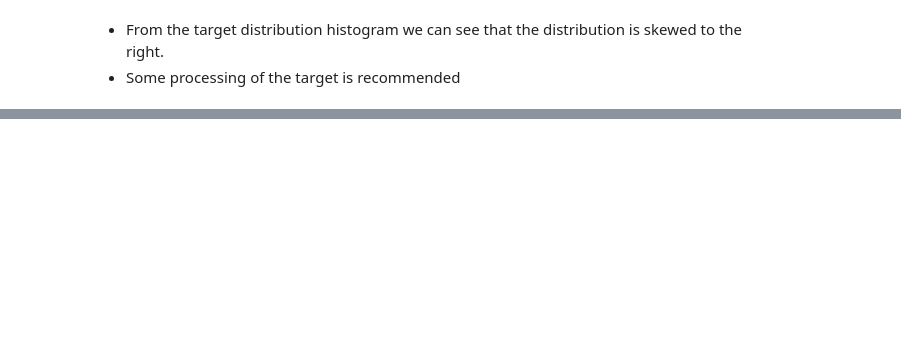
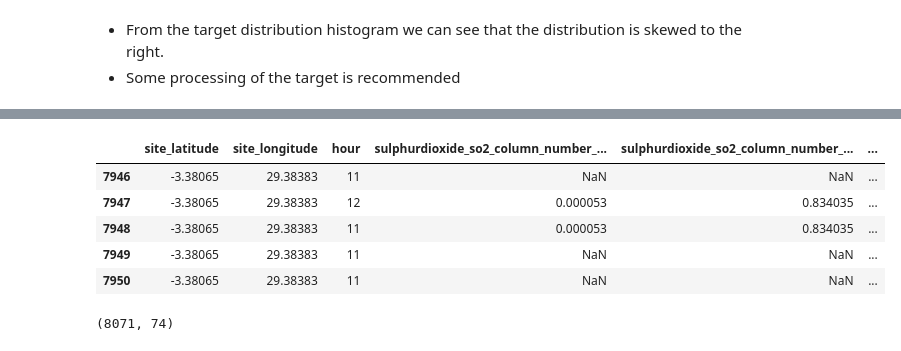
Before and after one commit to ilyesrezgui/AirQo-African-Air-Quality, a Jupyter notebook: Model.ipynb, the cells around one changed output, grey strips where cells are left out. Drawn from its saved outputs; the diff is of its cells as text; code cells hidden in the pictures; blank space fills up the shorter version.

```diff
--- a/Model.ipynb
+++ b/Model.ipynb
@@ -121,0 +149,13 @@ test_df.head()
+# %%
+X.head()
+# %% [output]
+|  | site_latitude | site_longitude | hour | sulphurdioxide_so2_column_number_... | sulphurdioxide_so2_column_number_... | ... |
+| 7946 | -3.38065 | 29.38383 | 11 | NaN | NaN | ... |
+| 7947 | -3.38065 | 29.38383 | 12 | 0.000053 | 0.834035 | ... |
+| 7948 | -3.38065 | 29.38383 | 11 | 0.000053 | 0.834035 | ... |
+| 7949 | -3.38065 | 29.38383 | 11 | NaN | NaN | ... |
+| 7950 | -3.38065 | 29.38383 | 11 | NaN | NaN | ... |
+# %%
+X.shape
+# %% [output]
+(8071, 74)
```
Also changed, not shown: parts of 24 cells of this notebook.
